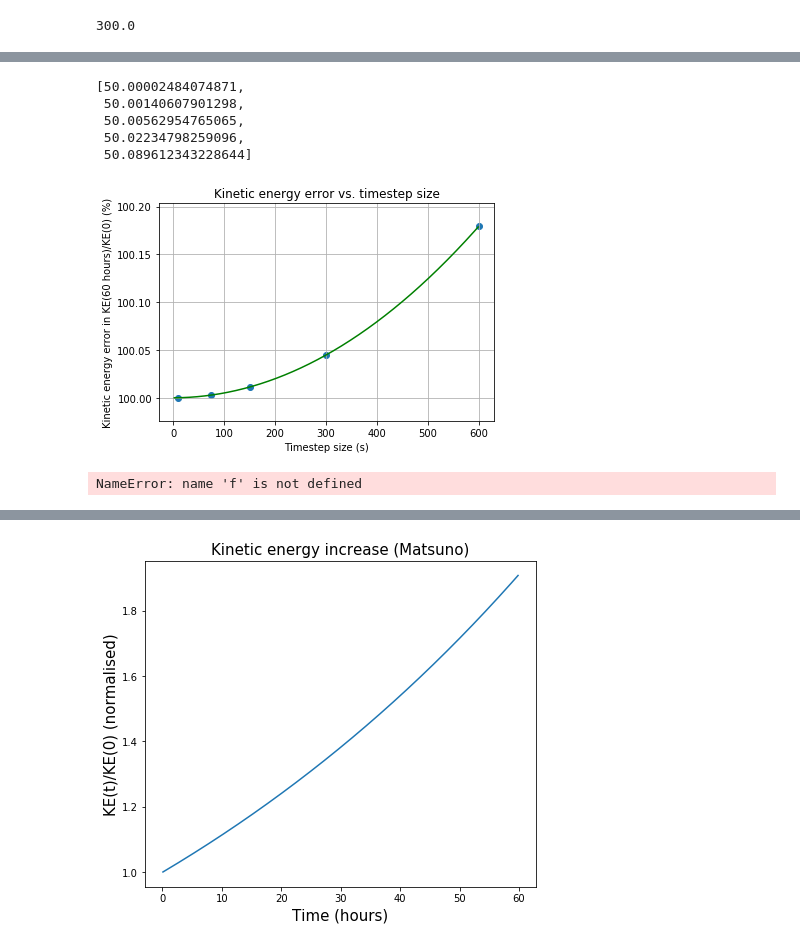
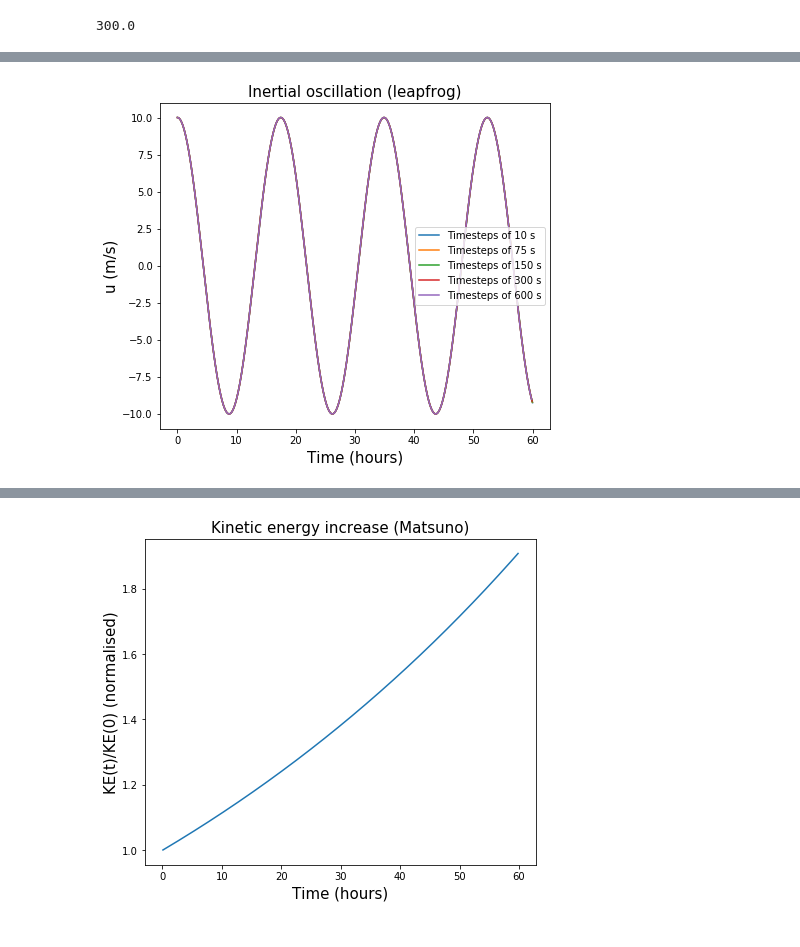
Before and after one commit to toonmaassen/SOAC, a Jupyter notebook: Exercise 1 .ipynb, the cells around one changed output, grey strips where cells are left out. Saved outputs shown, nothing was run; the diff lists cells and outputs as text; code cells hidden in the pictures.

```diff
--- a/Exercise 1 .ipynb
+++ b/Exercise 1 .ipynb
@@ -92,36 +96,40 @@ plt.show()
 # %%
+# For 5 different time steps:
+plt.figure(figsize=(7,6))
+plt.xlabel('Time (hours)',fontsize=15)
+plt.ylabel('u (m/s)',fontsize=15)
+plt.title('Inertial oscillation (leapfrog)',fontsize=15)
+
 timesteps=[10,75,150,300,600]
 KElist=[]
 for dt in timesteps:
-    nt_len=int(60*3600/dt)
-    time = np.zeros((nt_len)) #an array for the time steps
+    nt_len=2*int(60*3600/dt)
+    timelp = np.zeros((nt_len)) #an array for the time steps
     ulp = np.zeros((nt_len))
     vlp = np.zeros((nt_len))
     KElp = np.zeros((nt_len))
     ulp[0]=10.0
     #initialize first step with Euler forward
-    time[1] = time[0] +dt
-    ulp[1] = ulp[0] + (fCor *vlp[0]*dt)
-    vlp[1] = vlp[0] - (fCor *ulp[0]*dt)
+
+    timelp[1] = timelp[0] +dt/2
+    ulp[1] = ulp[0] + (fCor *vlp[0]*dt/2)
+    vlp[1] = vlp[0] - (fCor *ulp[0]*dt/2)
+
     for nt in range(1,nt_len-1):
-        time[nt+1] = time[nt-1] +dt
-        ulp[nt+1] = ulp[nt-1] + (fCor *vlp[nt]*2*dt)
-        vlp[nt+1] = vlp[nt-1] - (fCor *ulp[nt]*2*dt)
-        KElp[nt] = .5*(vlp[nt]**2+ulp[nt]**2)
+
+        timelp[nt+1] = timelp[nt-1] +dt
+        ulp[nt+1] = ulp[nt-1] + (fCor *vlp[nt]*dt)
+        vlp[nt+1] = vlp[nt-1] - (fCor *ulp[nt]*dt)
+        KElp[nt+1] = .5*(vlp[nt]**2+ulp[nt]**2)
+
     KElist.append(np.mean(KElp[nt_len-100:nt_len-1]))
+    plt.plot(timelp[0:nt_len-1]/3600, ulp[0:nt_len-1],label='Timesteps of '+str(dt)+' s')
+plt.legend()
+plt.show()
+# %% [output]
+[figure, added]
-# %%
-KElist
-# %% [output]
-[50.00002484074871,
- 50.00140607901298,
- 50.00562954765065,
- 50.02234798259096,
- 50.089612343228644]
 # %%
-from scipy.optimize import curve_fit
-from scipy import asarray as ar,exp
-import numpy as np
-import matplotlib.pyplot as plt
+
 
 xdata=np.array(timesteps)
 ydata=np.array(KElist)*2
@@ -130,21 +138,15 @@ xlist=np.arange(2,600,1)
 def fit(x,a,b,c,d):
     return a+b*x+c*x**2+d*x**3
 popt, pcov = curve_fit(fit,xdata,ydata,p0=[0,0,0,0])
+residuals = ydata- fit(xdata, *popt)
+ss_res = np.sum(residuals**2)
+ss_tot = np.sum((ydata-np.mean(ydata))**2)
+r_squared = 1 - (ss_res / ss_tot)
 
-plt.title('Kinetic energy error vs. timestep size')
-plt.scatter(xdata,ydata)
-plt.plot(xlist,fit(xlist,*popt),'green',label='Gaussian fit of peak')
-plt.xlabel('Timestep size (s)')
-plt.ylabel('Kinetic energy error in KE(60 hours)/KE(0) (%)')
-plt.grid()
-plt.show()
-
-#You can get the residual sum of squares (ss_tot) with
-
-residuals = ydata- f(xdata, *popt)
-ss_res = numpy.sum(residuals**2)
-ss_tot = numpy.sum((ydata-numpy.mean(ydata))**2)
-r_squared = 1 - (ss_res / ss_tot)
+def fit2(x,a,b):
+    return a+b*x
+popt2, pcov2 = curve_fit(fit2,xdata,ydata,p0=[0,1])
+residuals2 = ydata- fit2(xdata, *popt2)
+ss_res2 = np.sum(residuals2**2)
+ss_tot2 = np.sum((ydata-np.mean(ydata))**2)
+r_squared2 = 1 - (ss_res2 / ss_tot2)
-# %% [output]
-[figure, removed]
-NameError: name 'f' is not defined
```
Also changed, not shown: parts of 20 cells of this notebook.
